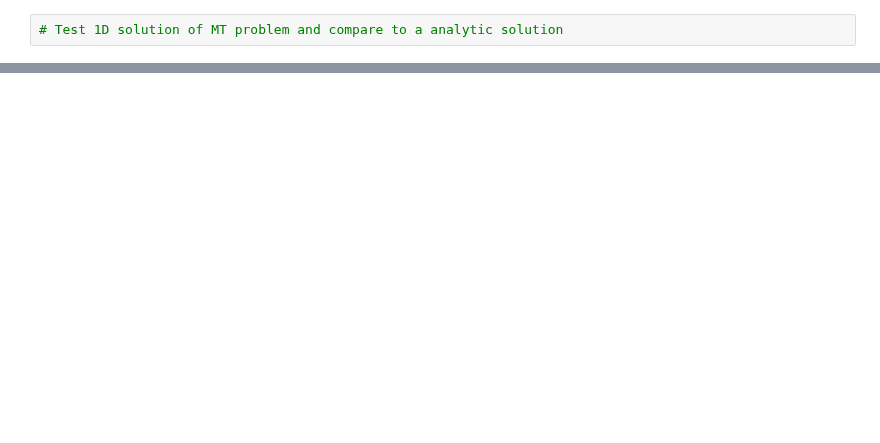
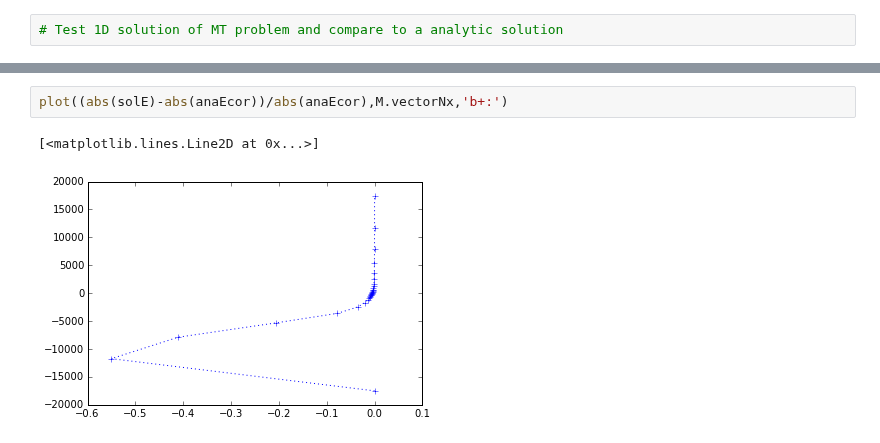
Before and after one commit to simpeg/simpeg, a Jupyter notebook: MT 1D code test.ipynb, the cells around one changed output, grey strips where cells are left out. Cells and saved outputs as stored; diff of their text form; blank space fills up the shorter version.

```diff
--- a/MT 1D code test.ipynb
+++ b/MT 1D code test.ipynb
@@ -46,0 +99,5 @@ anaE[1].conj()
+# %%
+plot((abs(solE)-abs(anaEcor))/abs(anaEcor),M.vectorNx,'b+:')
+# %% [output]
+[<matplotlib.lines.Line2D at 0x...>]
+[figure, added]
```
Also changed, not shown: parts of 17 cells of this notebook, 9 other files.
